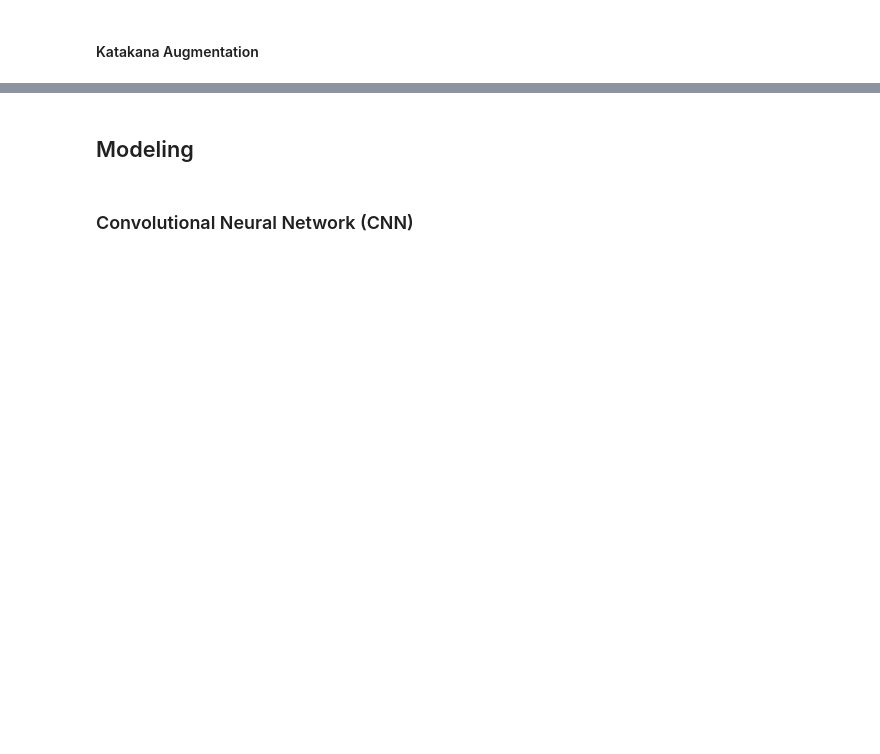
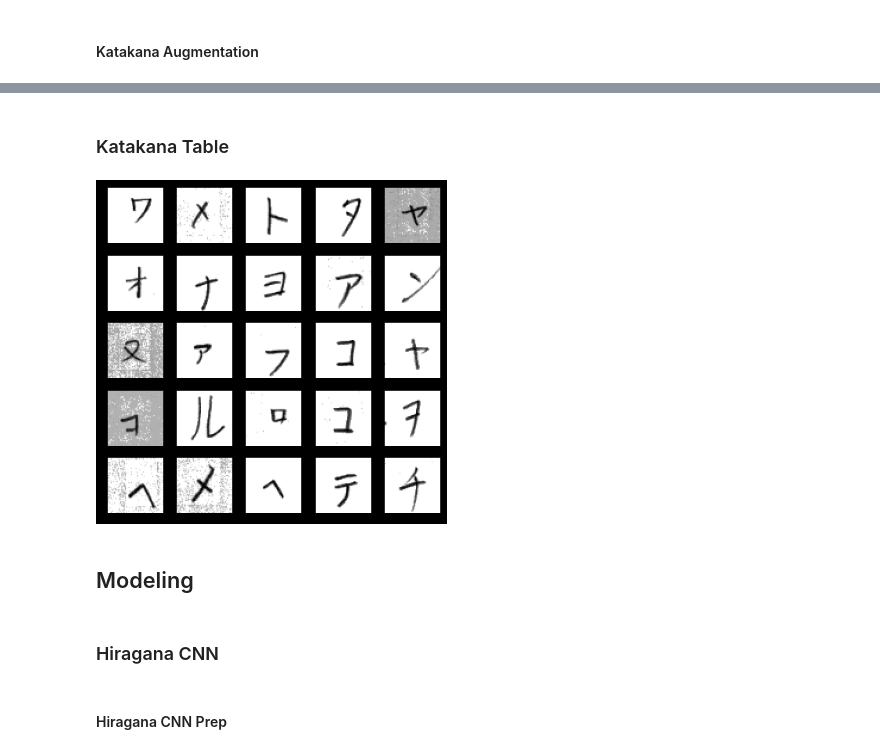
Before and after one commit to Mynusjanai/kana_recognition, a Jupyter notebook: kana_recognition_workbook.ipynb, the cells around one changed output, grey strips where cells are left out. Drawn from its saved outputs; the diff is of its cells as text; code cells hidden in the pictures; blank space fills up the shorter version.

```diff
--- a/kana_recognition_workbook.ipynb
+++ b/kana_recognition_workbook.ipynb
@@ -451,7 +350,7 @@ kanji_train, kanji_test, kanji_labels, kanji_test_labels = train_test_split(
                                                     kanji_train,
                                                     y_labels_kanji,
                                                     random_state=42,
-                                                    test_size=0.2)
+                                                    test_size=0.3)
 # %% [markdown]
 #### Katakana Train-Test Split
 # %%
@@ -552,15 +470,17 @@ kanji_X_train.shape
 #### Katakana Augmentation
 # %%
 if K.image_data_format() == 'channels_first':
-    katakana_X_train = katakana_X_train.reshape(katakana_X_train.shape[0], 1, 32, 32)
-    katakana_X_test = katakana_X_test.reshape(katakana_X_test.shape[0], 1, 32, 32)
-    shape = (1, 32, 32)
+    katakana_X_train = katakana_X_train.reshape(katakana_X_train.shape[0], 1, img_row, img_col)
+    katakana_X_test = katakana_X_test.reshape(katakana_X_test.shape[0], 1, img_row, img_col)
+    katakana_X_val = katakana_X_val.reshape(katakana_X_val.shape[0], 1, img_row, img_col)
+    katakana_shape = (1, img_row, img_col)
 else:
-    katakana_X_train = katakana_X_train.reshape(katakana_X_train.shape[0], 32, 32, 1)
-    katakana_X_test = katakana_X_test.reshape(katakana_X_test.shape[0], 32, 32, 1)
-    shape = (32, 32, 1)
+    katakana_X_train = katakana_X_train.reshape(katakana_X_train.shape[0], img_row, img_col, 1)
+    katakana_X_test = katakana_X_test.reshape(katakana_X_test.shape[0], img_row, img_col, 1)
+    katakana_X_val = katakana_X_val.reshape(katakana_X_val.shape[0], img_row, img_col, 1)
+    katakana_shape = (img_row, img_col, 1) # For CNN
 
-katakana_datagen = ImageDataGenerator(rotation_range = 15, zoom_range = 0.20, horizontal_flip = True)
+katakana_datagen = ImageDataGenerator(rotation_range = 15, zoom_range = 0.2)
 
 katakana_datagen.fit(katakana_X_train)
 # %%
@@ -570,4 +524,19 @@ katakana_X_train.shape
+# %% [markdown]
+### Katakana Table
+# %%
+plt.figure(figsize = (6, 6)).patch.set_facecolor('black')
+for i in range(25):
+    plt.subplot(5, 5, i+1)
+    plt.xticks([])
+    plt.yticks([])
+    plt.grid(False)
+    plt.imshow(katakana_X_train[i], cmap = plt.cm.binary)
+plt.show();
+# %% [output]
+[figure, added]
 # %% [markdown]
 ## Modeling
 # %% [markdown]
-### Convolutional Neural Network (CNN)
+### Hiragana CNN
+# %% [markdown]
+#### Hiragana CNN Prep
```
Also changed, not shown: parts of 83 cells of this notebook, 11 other files.
